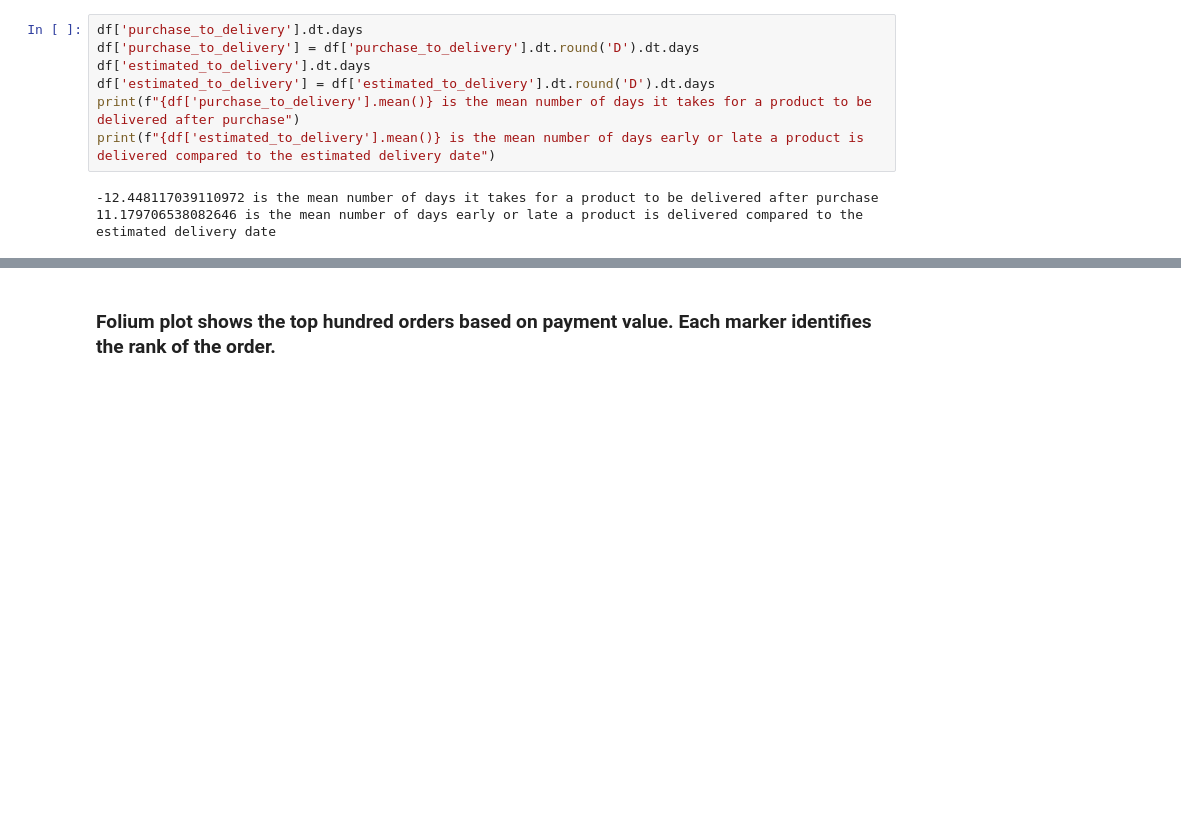
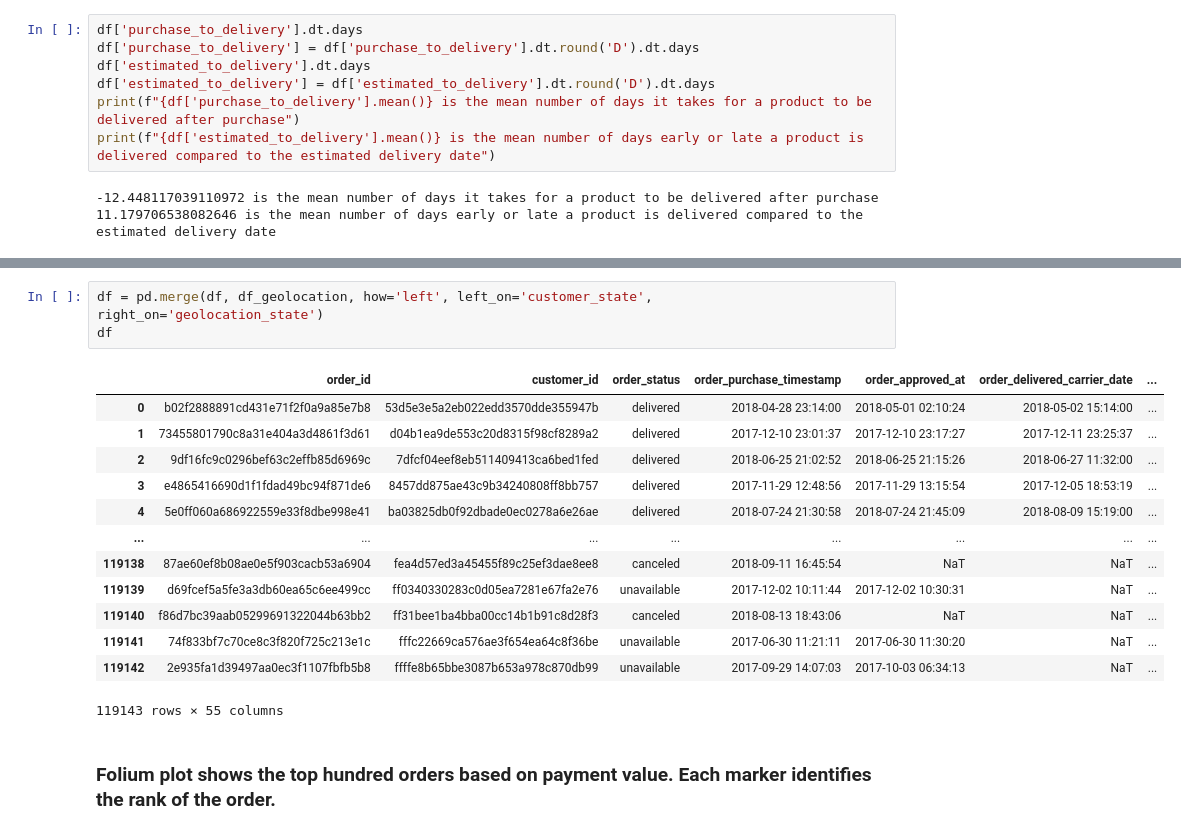
Before and after one commit to Greg-Kojadinovich/kaggle, a Jupyter notebook: brasil-olist-commerce-dataset-geospatial-eda.ipynb, the cells around one changed output, grey strips where cells are left out. Drawn from its saved outputs; the diff is of its cells as text; blank space fills up the shorter version.

```diff
--- a/brasil-olist-commerce-dataset-geospatial-eda.ipynb
+++ b/brasil-olist-commerce-dataset-geospatial-eda.ipynb
@@ -438,3 +455,20 @@ df
+# %%
+df = pd.merge(df, df_geolocation, how='left', left_on='customer_state', right_on='geolocation_state')
+df
+# %% [output]
+|  | order_id | customer_id | order_status | order_purchase_timestamp | order_approved_at | order_delivered_carrier_date | ... |
+| 0 | b02f2888891cd431e71f2f0a9a85e7b8 | 53d5e3e5a2eb022edd3570dde355947b | delivered | 2018-04-28 23:14:00 | 2018-05-01 02:10:24 | 2018-05-02 15:14:00 | ... |
+| 1 | 73455801790c8a31e404a3d4861f3d61 | d04b1ea9de553c20d8315f98cf8289a2 | delivered | 2017-12-10 23:01:37 | 2017-12-10 23:17:27 | 2017-12-11 23:25:37 | ... |
+| 2 | 9df16fc9c0296bef63c2effb85d6969c | 7dfcf04eef8eb511409413ca6bed1fed | delivered | 2018-06-25 21:02:52 | 2018-06-25 21:15:26 | 2018-06-27 11:32:00 | ... |
+| 3 | e4865416690d1f1fdad49bc94f871de6 | 8457dd875ae43c9b34240808ff8bb757 | delivered | 2017-11-29 12:48:56 | 2017-11-29 13:15:54 | 2017-12-05 18:53:19 | ... |
+| 4 | 5e0ff060a686922559e33f8dbe998e41 | ba03825db0f92dbade0ec0278a6e26ae | delivered | 2018-07-24 21:30:58 | 2018-07-24 21:45:09 | 2018-08-09 15:19:00 | ... |
+| ... | ... | ... | ... | ... | ... | ... | ... |
+| 119138 | 87ae60ef8b08ae0e5f903cacb53a6904 | fea4d57ed3a45455f89c25ef3dae8ee8 | canceled | 2018-09-11 16:45:54 | NaT | NaT | ... |
+| 119139 | d69fcef5a5fe3a3db60ea65c6ee499cc | ff0340330283c0d05ea7281e67fa2e76 | unavailable | 2017-12-02 10:11:44 | 2017-12-02 10:30:31 | NaT | ... |
+| 119140 | f86d7bc39aab05299691322044b63bb2 | ff31bee1ba4bba00cc14b1b91c8d28f3 | canceled | 2018-08-13 18:43:06 | NaT | NaT | ... |
+| 119141 | 74f833bf7c70ce8c3f820f725c213e1c | fffc22669ca576ae3f654ea64c8f36be | unavailable | 2017-06-30 11:21:11 | 2017-06-30 11:30:20 | NaT | ... |
+| 119142 | 2e935fa1d39497aa0ec3f1107fbfb5b8 | ffffe8b65bbe3087b653a978c870db99 | unavailable | 2017-09-29 14:07:03 | 2017-10-03 06:34:13 | NaT | ... |
+119143 rows × 55 columns
 # %% [markdown]
 ### Folium plot shows the top hundred orders based on payment value. Each marker identifies the rank of the order.
 # %%
```
Also changed, not shown: parts of 12 cells of this notebook.
